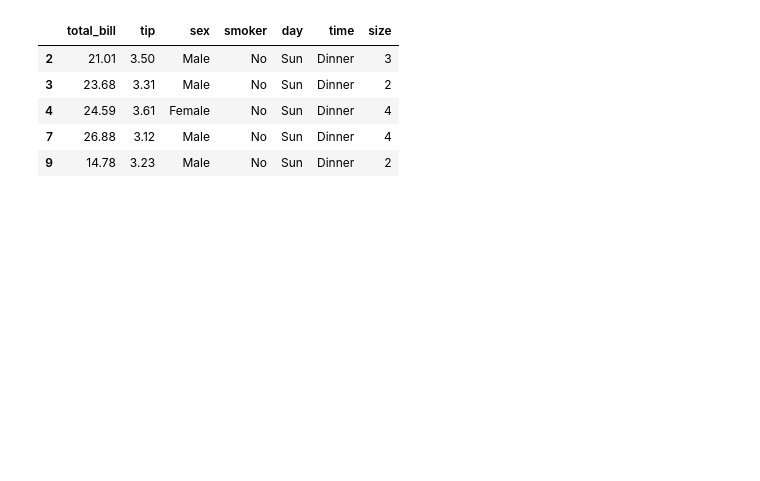
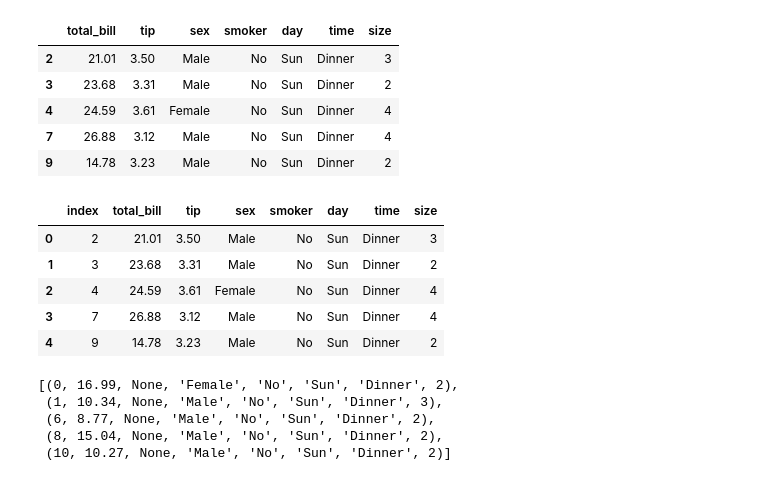
Before and after one commit to leodrivera/Leo_Notebooks, a Jupyter notebook: Semana5.ipynb, the cells around one changed output. Cells and saved outputs as stored; diff of their text form; code cells hidden in the pictures; blank space fills up the shorter version.

```diff
--- a/Semana5.ipynb
+++ b/Semana5.ipynb
@@ -7,7 +7,7 @@
 import pandas as pd
 import sqlite3 as sql
 # %%
-engine = sql.connect('name.db')
+engine = sql.connect('aula3a.db')
 cursor= engine.cursor()
 # %%
 url = "https://raw.github.com/pandas-dev/pandas/master/pandas/tests/io/data/csv/tips.csv"
@@ -180,0 +167,14 @@ tips[(tips['time']=='Dinner')&(tips['tip'] > 3)&(tips['tip'] < 4)\
+# %%
+### save sql result into dataframe using pandas ####
+
+db_df = pd.read_sql_query('SELECT * FROM tipsDB WHERE time="Dinner" AND tip > 3.00 AND tip < 4.00\
+             AND(day="Sat" OR day="Sun") LIMIT 5', engine)
+db_df.to_csv('database.csv', index=False)
+db_df
+# %% [output]
+|  | index | total_bill | tip | sex | smoker | day | time | size |
+| 0 | 2 | 21.01 | 3.50 | Male | No | Sun | Dinner | 3 |
+| 1 | 3 | 23.68 | 3.31 | Male | No | Sun | Dinner | 2 |
+| 2 | 4 | 24.59 | 3.61 | Female | No | Sun | Dinner | 4 |
+| 3 | 7 | 26.88 | 3.12 | Male | No | Sun | Dinner | 4 |
+| 4 | 9 | 14.78 | 3.23 | Male | No | Sun | Dinner | 2 |
@@ -180,0 +185,9 @@ tips[(tips['time']=='Dinner')&(tips['tip'] > 3)&(tips['tip'] < 4)\
+# %%
+sql_select = 'SELECT * FROM tipsDB where tip IS NULL LIMIT 5'
+cursor.execute(sql_select).fetchall()
+# %% [output]
+[(0, 16.99, None, 'Female', 'No', 'Sun', 'Dinner', 2),
+ (1, 10.34, None, 'Male', 'No', 'Sun', 'Dinner', 3),
+ (6, 8.77, None, 'Male', 'No', 'Sun', 'Dinner', 2),
+ (8, 15.04, None, 'Male', 'No', 'Sun', 'Dinner', 2),
+ (10, 10.27, None, 'Male', 'No', 'Sun', 'Dinner', 2)]
```
Also changed, not shown: parts of 16 cells of this notebook.
